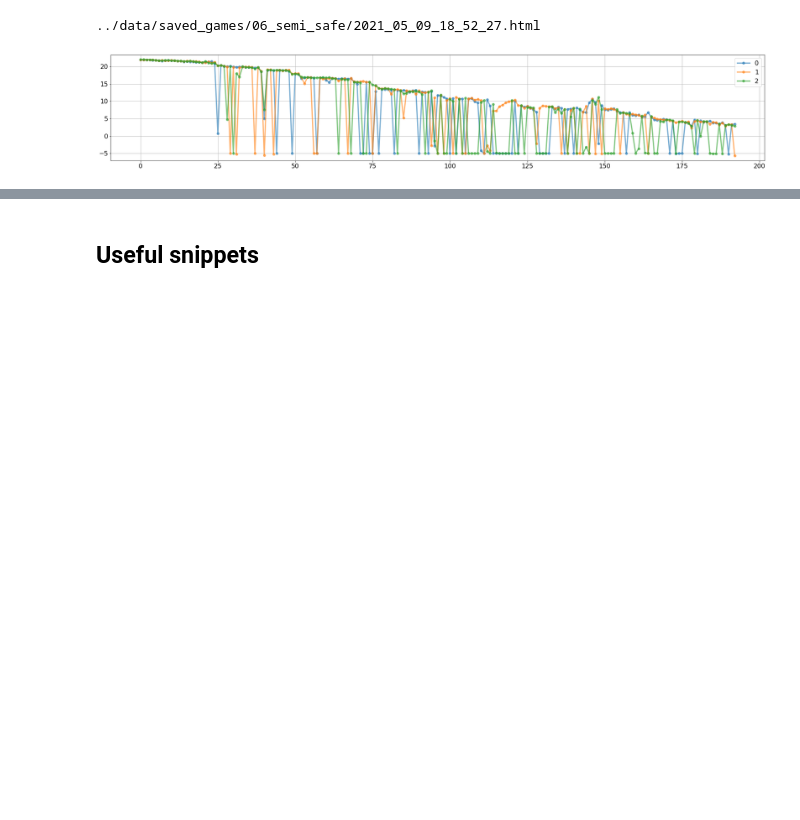
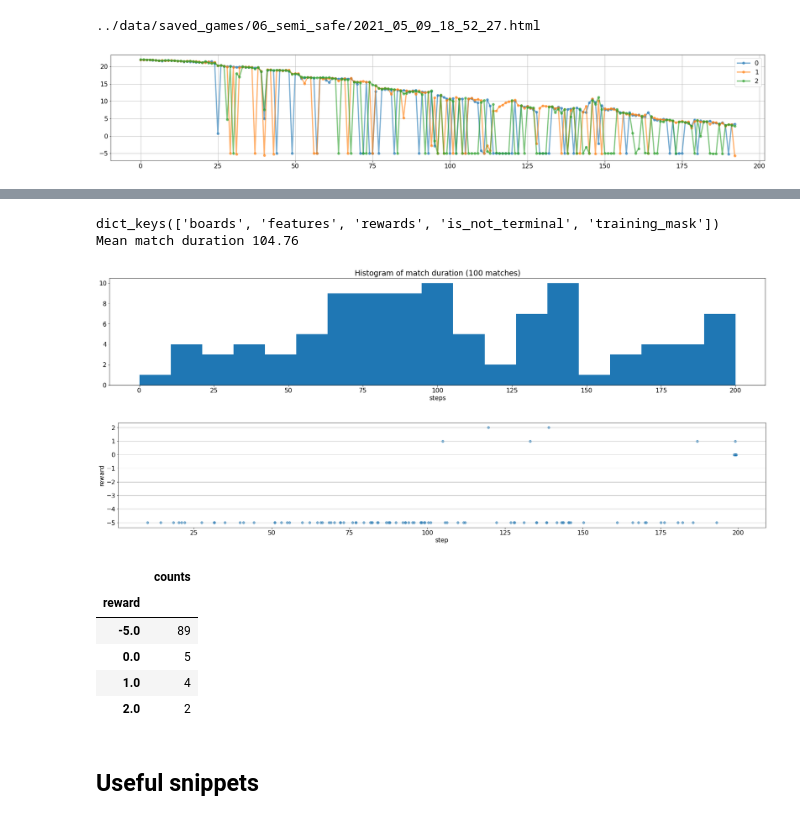
Before and after one commit to ironbar/hungry_geese, a Jupyter notebook: notebooks/010_ladder_of_agents_4.ipynb, the cells around one changed output, grey strips where cells are left out. Cells and saved outputs as stored; diff of their text form; code cells hidden in the pictures; blank space fills up the shorter version.

```diff
--- a/notebooks/010_ladder_of_agents_4.ipynb
+++ b/notebooks/010_ladder_of_agents_4.ipynb
@@ -534,3 +577,16 @@ history
+# %%
+explore_train_data('/mnt/hdd0/Kaggle/hungry_geese/models/39_more_trains_after_bugfix/01_epsilon_greedy_01_discount_factor_095/epoch_5200.npz')
+# %% [output]
+dict_keys(['boards', 'features', 'rewards', 'is_not_terminal', 'training_mask'])
+Mean match duration 104.76
+[figure, added]
+[figure, added]
+|  | counts |
+| reward |  |
+| -5.0 | 89 |
+| 0.0 | 5 |
+| 1.0 | 4 |
+| 2.0 | 2 |
 # %% [markdown]
 ## Useful snippets
 # %%
```
Also changed, not shown: parts of 18 cells of this notebook.
